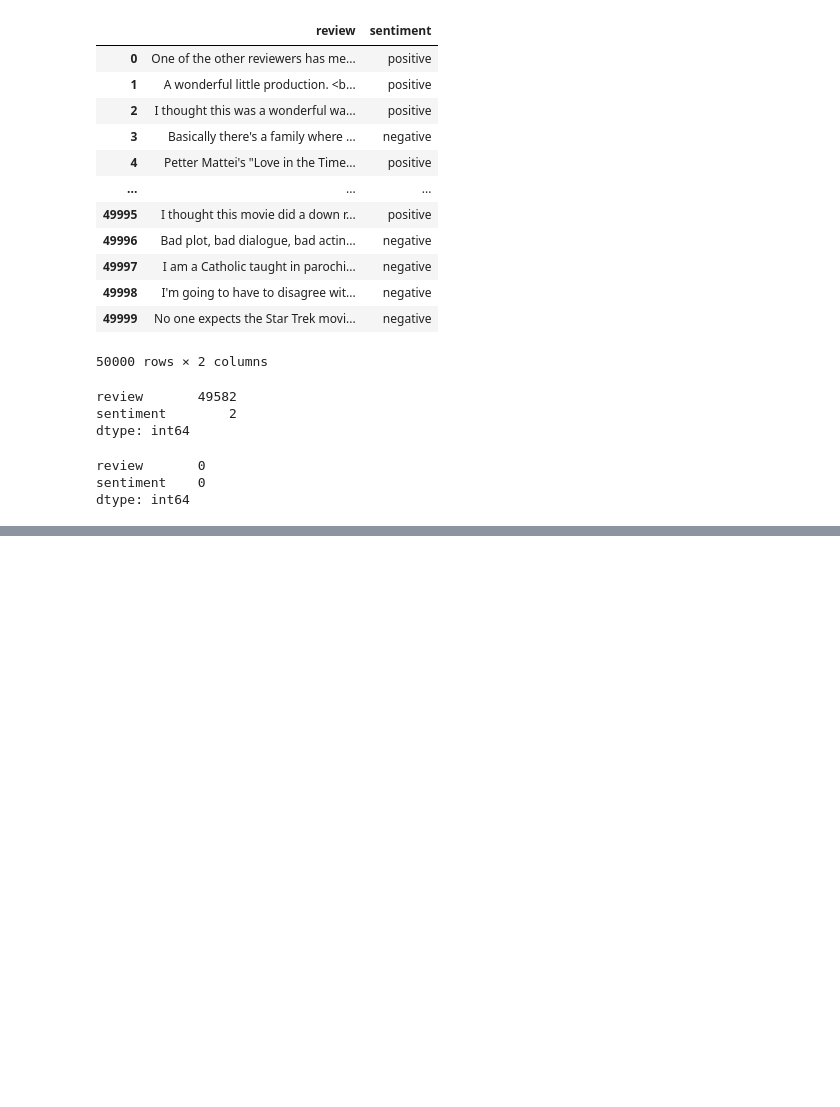
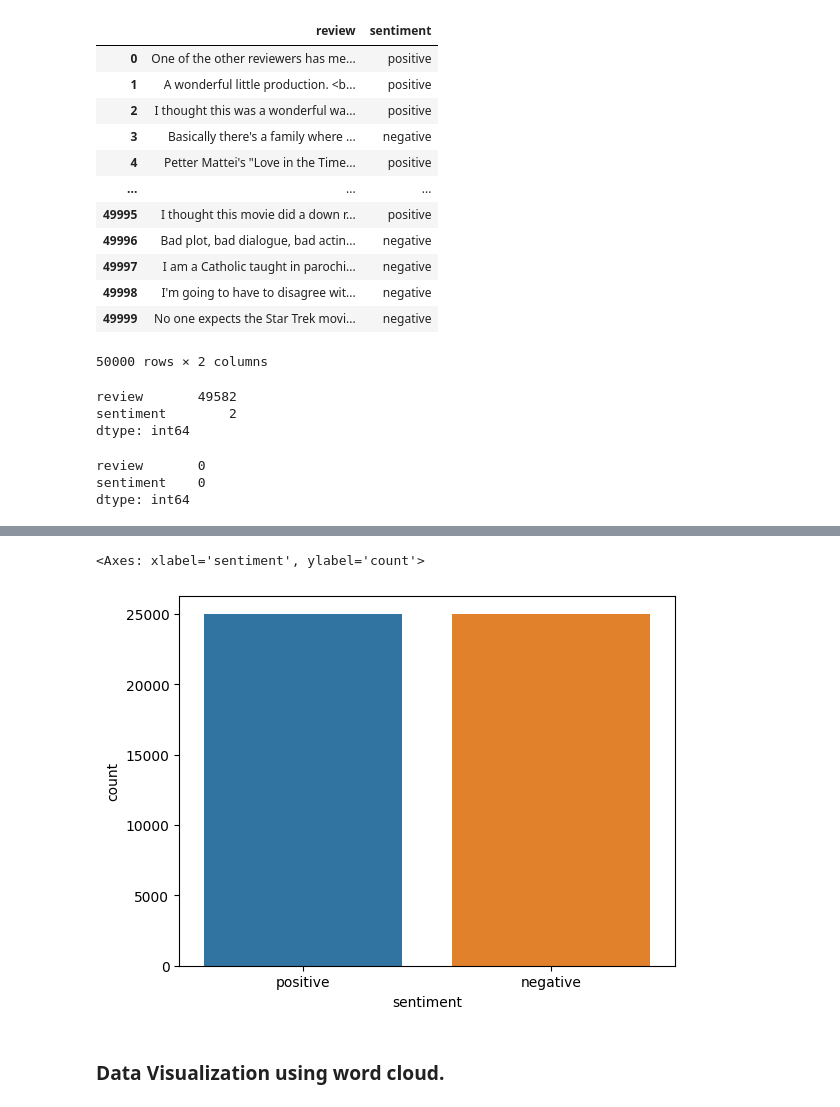
Before and after one commit to yunmokoo/NLP-sentiment, a Jupyter notebook: imdb-50k-reviews.ipynb, the cells around one changed output, grey strips where cells are left out. Drawn from its saved outputs; the diff is of its cells as text; code cells hidden in the pictures; blank space fills up the shorter version.

Commit message:
Kaggle Notebook | IMDB-50k-reviews | Version 3

```diff
--- a/imdb-50k-reviews.ipynb
+++ b/imdb-50k-reviews.ipynb
@@ -55,0 +68,9 @@ dtype: int64
+# %%
+import seaborn as sns
+
+sns.countplot(x = df_imdb['sentiment'])
+# %% [output]
+<Axes: xlabel='sentiment', ylabel='count'>
+[figure, added]
+# %% [markdown]
+### Data Visualization using word cloud.
```
Also changed, not shown: parts of 7 cells of this notebook.
